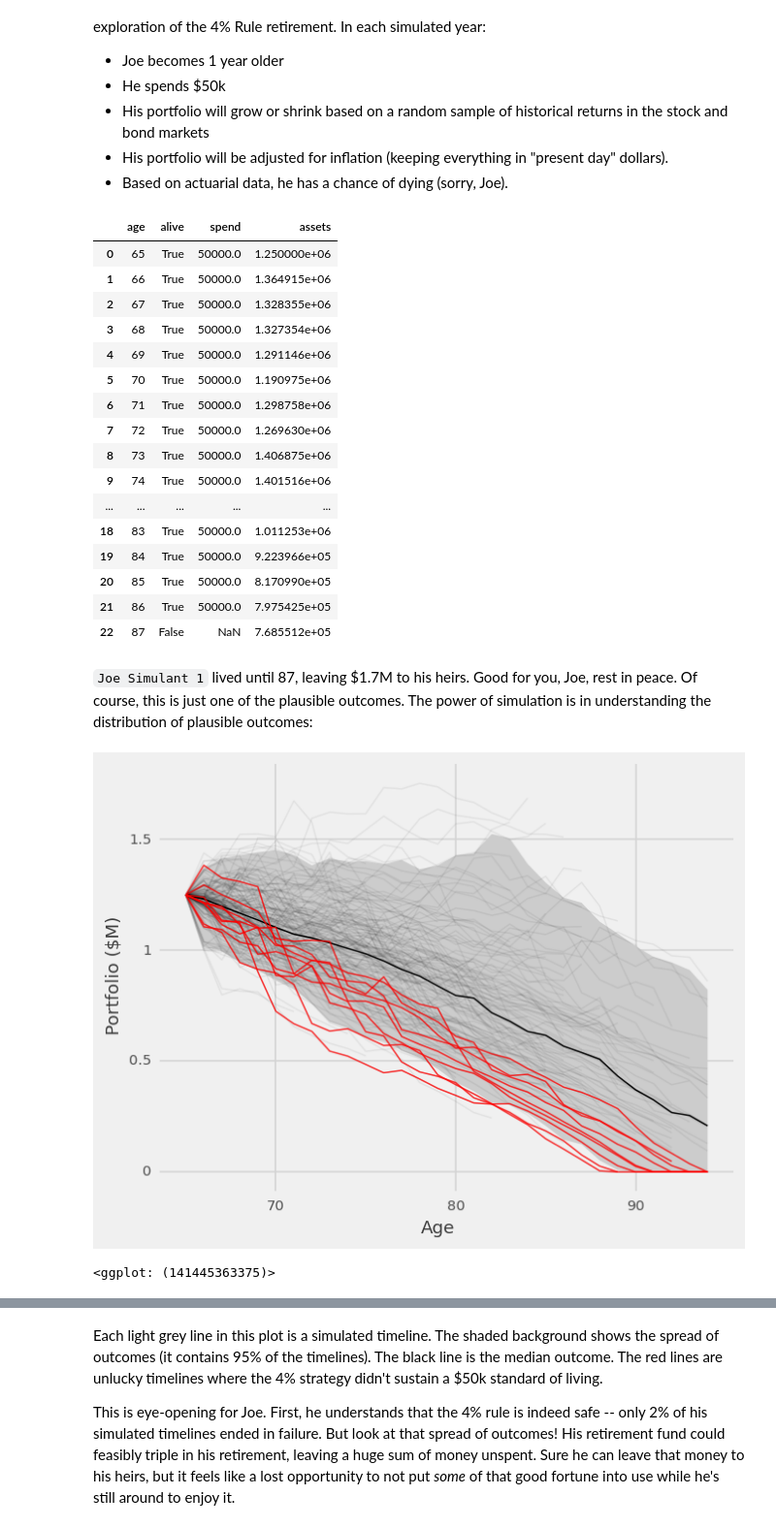
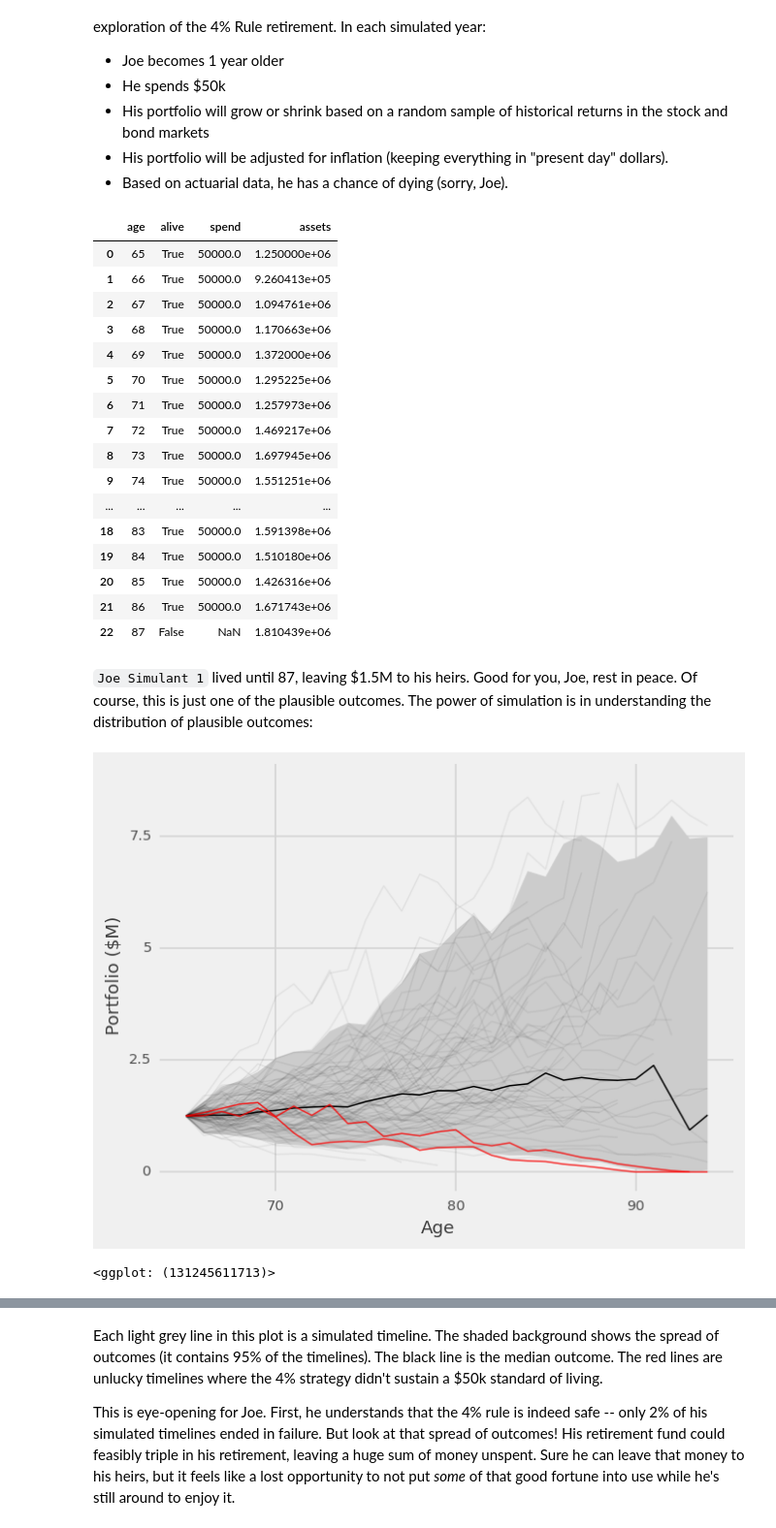
Before and after one commit to ChrisBeaumont/retire, a Jupyter notebook: notebooks/DIY Retirement Planning.ipynb, the cells around one changed output, grey strips where cells are left out. Shown at 97% size. Drawn from its saved outputs; the diff is of its cells as text; code cells hidden in the pictures.

```diff
--- a/notebooks/DIY Retirement Planning.ipynb
+++ b/notebooks/DIY Retirement Planning.ipynb
@@ -40,7 +40,7 @@ Joe adds **simulation** to his financial toolset. Monte Carlo simulations are re
 np.random.seed(1)
 # Ready to retire at 65, with enough assets to satisfy the 4% rule.
 old_joe = State(age=65, assets=1_250_000, alive=True, retired=True)
-stock_fraction = 0.0 # 20% stocks, 80% bonds
+stock_fraction = 0.8 # 80% stocks, 20% bonds
 (
     ConstantSpendStrategy(standard_of_living=standard_of_living, stock_fraction=stock_fraction)
     .simulate(old_joe, steps=30)
@@ -49,30 +49,30 @@ stock_fraction = 0.0 # 20% stocks, 80% bonds
 # %% [output]
 |  | age | alive | spend | assets |
 | 0 | 65 | True | 50000.0 | 1.250000e+06 |
-| 1 | 66 | True | 50000.0 | 1.364915e+06 |
-| 2 | 67 | True | 50000.0 | 1.328355e+06 |
-| 3 | 68 | True | 50000.0 | 1.327354e+06 |
-| 4 | 69 | True | 50000.0 | 1.291146e+06 |
-| 5 | 70 | True | 50000.0 | 1.190975e+06 |
-| 6 | 71 | True | 50000.0 | 1.298758e+06 |
-| 7 | 72 | True | 50000.0 | 1.269630e+06 |
-| 8 | 73 | True | 50000.0 | 1.406875e+06 |
-| 9 | 74 | True | 50000.0 | 1.401516e+06 |
+| 1 | 66 | True | 50000.0 | 9.260413e+05 |
+| 2 | 67 | True | 50000.0 | 1.094761e+06 |
+| 3 | 68 | True | 50000.0 | 1.170663e+06 |
+| 4 | 69 | True | 50000.0 | 1.372000e+06 |
+| 5 | 70 | True | 50000.0 | 1.295225e+06 |
+| 6 | 71 | True | 50000.0 | 1.257973e+06 |
+| 7 | 72 | True | 50000.0 | 1.469217e+06 |
+| 8 | 73 | True | 50000.0 | 1.697945e+06 |
+| 9 | 74 | True | 50000.0 | 1.551251e+06 |
 | ... | ... | ... | ... | ... |
-| 18 | 83 | True | 50000.0 | 1.011253e+06 |
-| 19 | 84 | True | 50000.0 | 9.223966e+05 |
-| 20 | 85 | True | 50000.0 | 8.170990e+05 |
-| 21 | 86 | True | 50000.0 | 7.975425e+05 |
-| 22 | 87 | False | NaN | 7.685512e+05 |
+| 18 | 83 | True | 50000.0 | 1.591398e+06 |
+| 19 | 84 | True | 50000.0 | 1.510180e+06 |
+| 20 | 85 | True | 50000.0 | 1.426316e+06 |
+| 21 | 86 | True | 50000.0 | 1.671743e+06 |
+| 22 | 87 | False | NaN | 1.810439e+06 |
 # %% [markdown]
-`Joe Simulant 1` lived until 87, leaving $1.7M to his heirs. Good for you, Joe, rest in peace. Of course, this is just one of the plausible outcomes. The power of simulation is in understanding the distribution of plausible outcomes:
+`Joe Simulant 1` lived until 87, leaving $1.5M to his heirs. Good for you, Joe, rest in peace. Of course, this is just one of the plausible outcomes. The power of simulation is in understanding the distribution of plausible outcomes:
 # %%
 np.random.seed(1)
 joes = (
     ConstantSpendStrategy(standard_of_living=standard_of_living, stock_fraction=stock_fraction)
-    .simulate(old_joe, steps=30, simulations=200)
+    .simulate(old_joe, steps=30, simulations=100)
 )
 rp.plot_retirement_assets(joes, standard_of_living=50_000)
 # %% [output]
-[figure, old version]
+[figure, new version]
-<ggplot: (141445363375)>
+<ggplot: (131245611713)>
```
Also changed, not shown: parts of 3 cells of this notebook.
